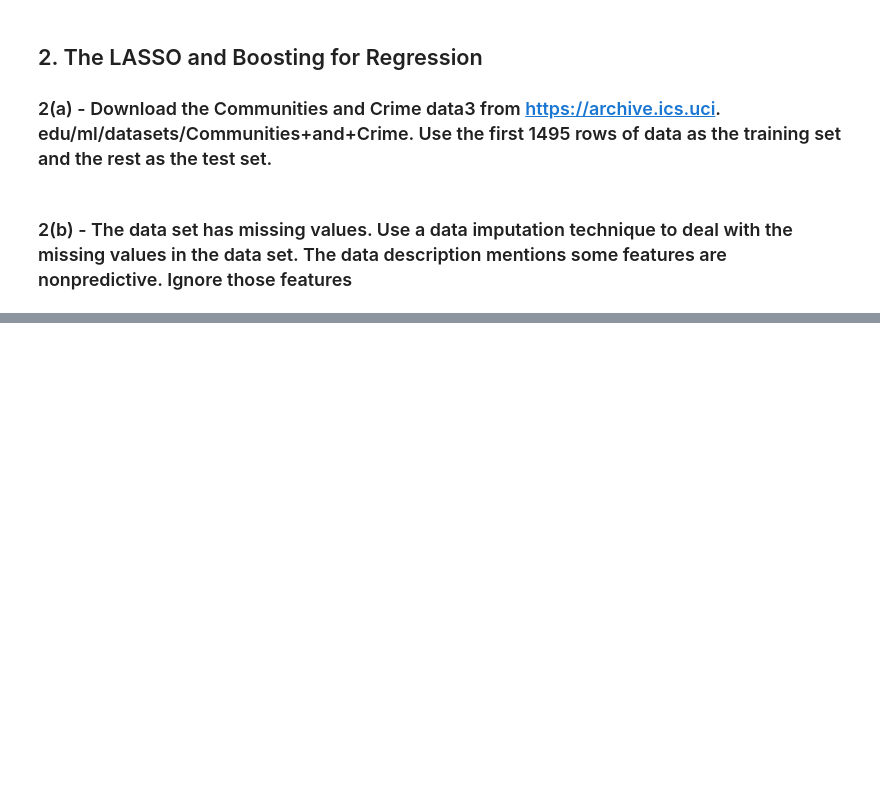
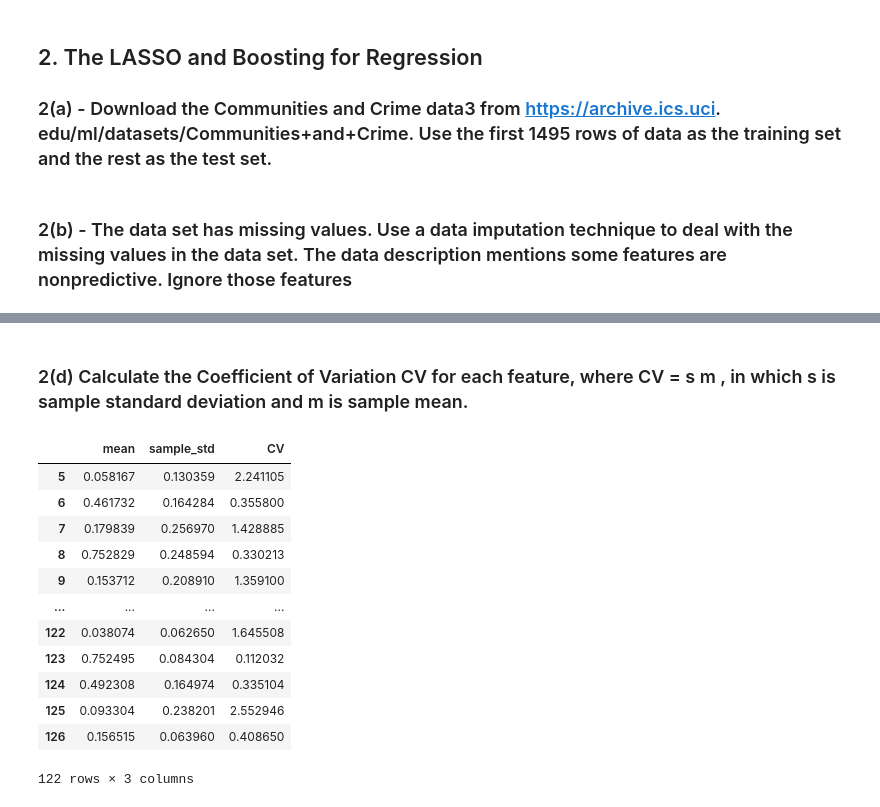
Before and after one commit to jfulch/dsci-552-fulcher-jesse-hw5, a Jupyter notebook: notebook/Fulcher_Jesse_HW5.ipynb, the cells around one changed output, grey strips where cells are left out. Drawn from its saved outputs; the diff is of its cells as text; code cells hidden in the pictures; blank space fills up the shorter version.

```diff
--- a/notebook/Fulcher_Jesse_HW5.ipynb
+++ b/notebook/Fulcher_Jesse_HW5.ipynb
@@ -249,0 +288,29 @@ x_test = pd.DataFrame(
+# %% [markdown]
+### 2(d) Calculate the Coefficient of Variation CV for each feature, where CV = s m , in which s is sample standard deviation and m is sample mean.
+# %%
+feature_means = x_train.mean()
+feature_stds = x_train.std(ddof=1)
+
+cv = feature_stds / feature_means.replace(0, float("nan"))
+
+cv_table = pd.DataFrame({
+    "mean": feature_means,
+    "sample_std": feature_stds,
+    "CV": cv
+})
+
+display(cv_table)
+# %% [output]
+|  | mean | sample_std | CV |
+| 5 | 0.058167 | 0.130359 | 2.241105 |
+| 6 | 0.461732 | 0.164284 | 0.355800 |
+| 7 | 0.179839 | 0.256970 | 1.428885 |
+| 8 | 0.752829 | 0.248594 | 0.330213 |
+| 9 | 0.153712 | 0.208910 | 1.359100 |
+| ... | ... | ... | ... |
+| 122 | 0.038074 | 0.062650 | 1.645508 |
+| 123 | 0.752495 | 0.084304 | 0.112032 |
+| 124 | 0.492308 | 0.164974 | 0.335104 |
+| 125 | 0.093304 | 0.238201 | 2.552946 |
+| 126 | 0.156515 | 0.063960 | 0.408650 |
+122 rows × 3 columns
```
Also changed, not shown: parts of 21 cells of this notebook.
